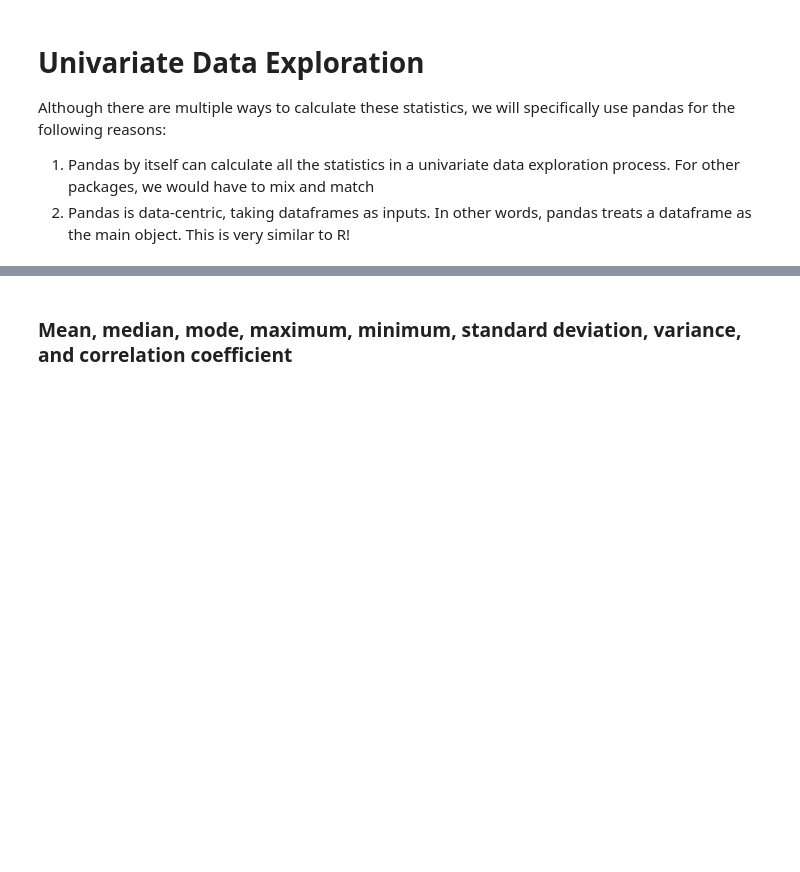
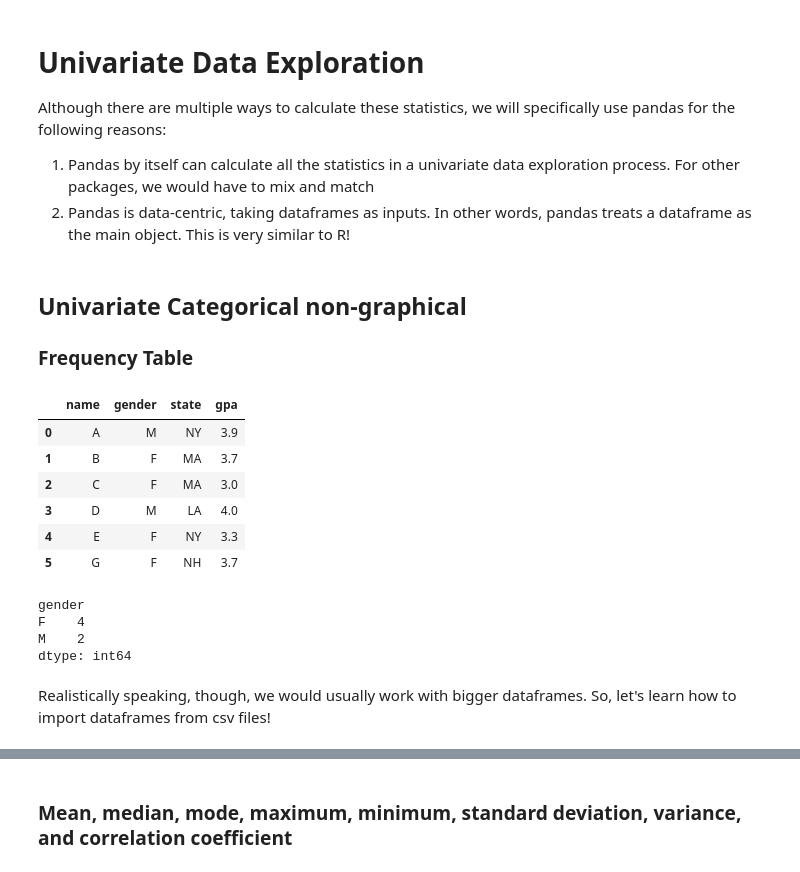
Before and after one commit to vnguyen24/SURF2022, a Jupyter notebook: Session2/Teaching2.ipynb, the cells around one changed output, grey strips where cells are left out. Saved outputs shown, nothing was run; the diff lists cells and outputs as text; code cells hidden in the pictures; blank space fills up the shorter version.

```diff
--- a/Session2/Teaching2.ipynb
+++ b/Session2/Teaching2.ipynb
@@ -15,3 +15,41 @@ By the end of this lesson you will be able to:
 Although there are multiple ways to calculate these statistics, we will specifically use pandas for the following reasons:
 1. Pandas by itself can calculate all the statistics in a univariate data exploration process. For other packages, we would have to mix and match
 2. Pandas is data-centric, taking dataframes as inputs. In other words, pandas treats a dataframe as the main object. This is very similar to R!
+# %% [markdown]
+## Univariate Categorical non-graphical
+###  Frequency Table
+# %%
+# Import pandas library
+# Note that you can name the library however you want. "pd" is just a convention that we follow
+import pandas as pd
+
+# Firstly, we're going to play around with our own dataframe
+students_raw = {"name" : ["A", "B", "C", "D", "E", "G"],
+       "gender": ["M","F", "F", "M", "F", "F"],
+       "state": ["NY", "MA", "MA", "LA", "NY", "NH"],
+       "gpa": [3.9, 3.7, 3.0, 4.0, 3.3, 3.7]}
+
+# To officially make it a pandas dataframe, we need this code
+students_pd = pd.DataFrame(students_raw, columns = ["name", "gender", "state", "gpa"])
+
+# Look at the data
+students_pd
+# %% [output]
+|  | name | gender | state | gpa |
+| 0 | A | M | NY | 3.9 |
+| 1 | B | F | MA | 3.7 |
+| 2 | C | F | MA | 3.0 |
+| 3 | D | M | LA | 4.0 |
+| 4 | E | F | NY | 3.3 |
+| 5 | G | F | NH | 3.7 |
+# %%
+# Let's say that we want to create a frequency table of species.
+# To do so, we type dataframe.value_counts()
+students_pd.value_counts("gender")
+# %% [output]
+gender
+F    4
+M    2
+dtype: int64
+# %% [markdown]
+Realistically speaking, though, we would usually work with bigger dataframes. So, let's learn how to import dataframes from csv files!
```
Also changed, not shown: parts of 11 cells of this notebook, 2 other files.
